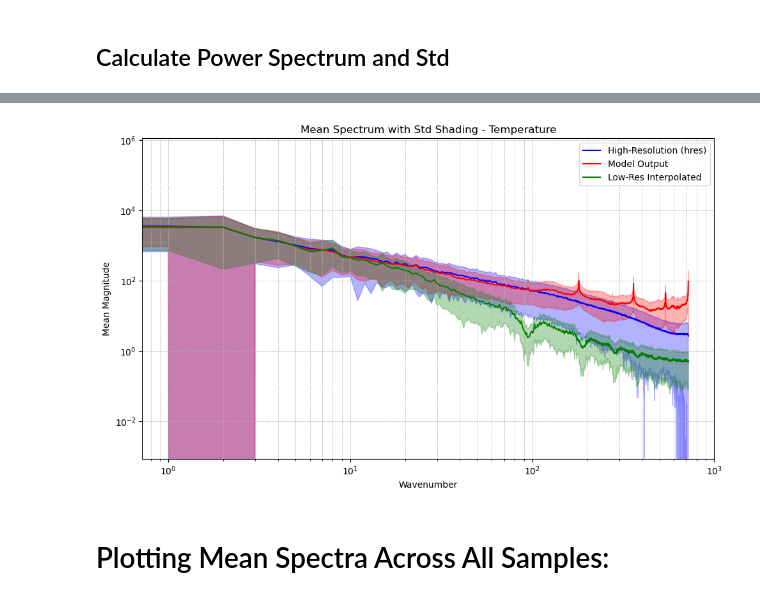
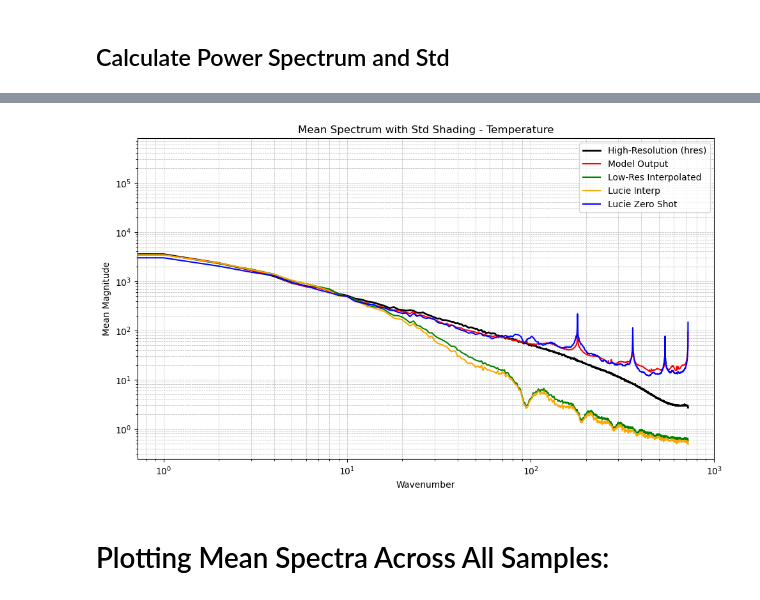
Before and after one commit to moeindarman77/lucie, a Jupyter notebook: metrics.ipynb, the cells around one changed output, grey strips where cells are left out. Drawn from its saved outputs; the diff is of its cells as text; code cells hidden in the pictures.

```diff
--- a/metrics.ipynb
+++ b/metrics.ipynb
@@ -417,16 +408,19 @@ Channel 0:
 # %%
+
+# **** This code has been deprecated and will be removed in the future. ****
+
+
 import matplotlib.pyplot as plt
 import cartopy.crs as ccrs
 
 # Define coordinates
-loncoords_hres = np.linspace(-180, 180, hres_stacked.shape[3])     g# For high-res and lres_interp data (1440 points)
+loncoords_hres = np.linspace(-180, 180, hres_stacked.shape[3])     # For high-res and lres_interp data (1440 points)
 latcoords_hres = np.linspace(-90, 90, hres_stacked.shape[2])       # For high-res and lres_interp data (721 points)
 loncoords_lres = np.linspace(-180, 180, lres_stacked.shape[3])     # For low-res data
 latcoords_lres = np.linspace(-90, 90, lres_stacked.shape[2])       # For low-res data
 
 # Set up the plotting parameters
 projection = ccrs.PlateCarree()
-
 # Define vmin and vmax based on combined data
 vmin_tp6hr = min(
     hres_tp6hr_denorm.min(),
@@ -723,3 +831,11 @@ Stacked lres_interp shape: (62, 6, 721, 1440)
+# %%
+hres_temperature_denorm = hres_stacked[:, 0, :, :] * temperature_std_hr + temperature_mean_hr
+output_temperature_denorm = output_stacked[:, 0, :, :] * temperature_std_hr + temperature_mean_hr
+lres_temperature_denorm = lres_stacked[:, 0, :, :] * temperature_std_lr + temperature_mean_lr
+lres_interp_temperature_denorm = lres_interp_stacked[:, 0, :, :] * temperature_std_hr + temperature_mean_hr
+lucie_temperature = lucie_stacked[:, 0, :, :] * temperature_std_hr + temperature_mean_hr
+lucie_interp_temperature = lucie_interp_stacked[:, 0, :, :] * temperature_std_hr + temperature_mean_hr
+lucie_zero_shot_temperature = lucie_zero_shot_stacked[:, 0, :, :] * temperature_std_hr + temperature_mean_hr
 # %%
 # Cell 2: Visualization
 
@@ -912,11 +977,18 @@ def compute_spectrum_torch(data):
 hres_spectrum = compute_spectrum_torch(hres_temperature_denorm)
 output_spectrum = compute_spectrum_torch(output_temperature_denorm)
 lres_interp_spectrum = compute_spectrum_torch(lres_interp_temperature_denorm)
+lucie_spectrum = compute_spectrum_torch(lucie_temperature)
+lucie_interp_spectrum = compute_spectrum_torch(lucie_interp_temperature)
+lucie_zero_shot_spectrum = compute_spectrum_torch(lucie_zero_shot_temperature)
+
 
 # Flatten samples and latitudes
 hres_spectrum_flat = hres_spectrum.reshape(-1, hres_spectrum.shape[2])
 output_spectrum_flat = output_spectrum.reshape(-1, output_spectrum.shape[2])
 lres_interp_spectrum_flat = lres_interp_spectrum.reshape(-1, lres_interp_spectrum.shape[2])
+lucie_spectrum_flat = lucie_spectrum.reshape(-1, lucie_spectrum.shape[2])
+lucie_interp_spectrum_flat = lucie_interp_spectrum.reshape(-1, lucie_interp_spectrum.shape[2])
+lucie_zero_shot_spectrum_flat = lucie_zero_shot_spectrum.reshape(-1, lucie_zero_shot_spectrum.shape[2])
 
 # Compute mean and std across the flattened dimension
 hres_spectrum_mean = hres_spectrum_flat.mean(axis=0)
@@ -926,38 +998,59 @@ output_spectrum_mean = output_spectrum_flat.mean(axis=0)
 output_spectrum_std = output_spectrum_flat.std(axis=0)
 
 lres_interp_spectrum_mean = lres_interp_spectrum_flat.mean(axis=0)
 lres_interp_spectrum_std = lres_interp_spectrum_flat.std(axis=0)
 
+lucie_spectrum_mean = lucie_spectrum_flat.mean(axis=0)
+lucie_spectrum_std = lucie_spectrum_flat.std(axis=0)
+
+lucie_interp_spectrum_mean = lucie_interp_spectrum_flat.mean(axis=0)
+lucie_interp_spectrum_std = lucie_interp_spectrum_flat.std(axis=0)
+
+lucie_zero_shot_spectrum_mean = lucie_zero_shot_spectrum_flat.mean(axis=0)
+lucie_zero_shot_spectrum_std = lucie_zero_shot_spectrum_flat.std(axis=0)
+
 # Wavenumbers
 longitude_points = hres_temperature_denorm.shape[2]
 wavenumbers = np.arange(0, longitude_points // 2 + 1)
 
 # Plotting the spectra
 import matplotlib.pyplot as plt
 
 plt.figure(figsize=(10, 6))
 
 # Plotting High-Resolution Spectrum
-plt.loglog(wavenumbers, hres_spectrum_mean, label="High-Resolution (hres)", color="blue")
-plt.fill_between(wavenumbers, hres_spectrum_mean - hres_spectrum_std, hres_spectrum_mean + hres_spectrum_std, color="blue", alpha=0.3)
+plt.loglog(wavenumbers, hres_spectrum_mean, label="High-Resolution (hres)", color="black", linewidth=2)
+# plt.fill_between(wavenumbers, hres_spectrum_mean - hres_spectrum_std, hres_spectrum_mean + hres_spectrum_std, color="blue", alpha=0.3)
 
 # Plotting Model Output Spectrum
 plt.loglog(wavenumbers, output_spectrum_mean, label="Model Output", color="red")
-plt.fill_between(wavenumbers, output_spectrum_mean - output_spectrum_std, output_spectrum_mean + output_spectrum_std, color="red", alpha=0.3)
+# plt.fill_between(wavenumbers, output_spectrum_mean - output_spectrum_std, output_spectrum_mean + output_spectrum_std, color="red", alpha=0.3)
 
 # Plotting Low-Res Interpolated Spectrum
 plt.loglog(wavenumbers, lres_interp_spectrum_mean, label="Low-Res Interpolated", color="green")
-plt.fill_between(wavenumbers, lres_interp_spectrum_mean - lres_interp_spectrum_std, lres_interp_spectrum_mean + lres_interp_spectrum_std, color="green", alpha=0.3)
+# plt.fill_between(wavenumbers, lres_interp_spectrum_mean - lres_interp_spectrum_std, lres_interp_spectrum_mean + lres_interp_spectrum_std, color="green", alpha=0.3)
+
+# Plotting Lucie Spectrum
+# plt.loglog(wavenumbers, lucie_spectrum_mean, label="Lucie", color="purple")
+# # plt.fill_between(wavenumbers, lucie_spectrum_mean - lucie_spectrum_std, lucie_spectrum_mean + lucie_spectrum_std, color="purple", alpha=0.3)
+
+# Plotting Lucie Interpolated Spectrum
+plt.loglog(wavenumbers, lucie_interp_spectrum_mean, label="Lucie Interp", color="orange")
+# plt.fill_between(wavenumbers, lucie_interp_spectrum_mean - lucie_interp_spectrum_std, lucie_interp_spectrum_mean + lucie_interp_spectrum_std, color="orange", alpha=0.3)
+
+# Plotting Lucie Zero Shot Spectrum
+plt.loglog(wavenumbers, lucie_zero_shot_spectrum_mean, label="Lucie Zero Shot", color="blue")
+# plt.fill_between(wavenumbers, lucie_zero_shot_spectrum_mean - lucie_zero_shot_spectrum_std, lucie_zero_shot_spectrum_mean + lucie_zero_shot_spectrum_std, color="black", alpha=0.3)
 
 plt.title("Mean Spectrum with Std Shading - Temperature")
 plt.xlabel("Wavenumber")
 plt.ylabel("Mean Magnitude")
 plt.legend()
 plt.grid(True, which="both", ls="--", lw=0.5)
 plt.tight_layout()
 plt.show()
 # %% [output]
-[figure, old version]
+[figure, new version]
 # %% [markdown]
 # Plotting Mean Spectra Across All Samples:
 # %%
```
Also changed, not shown: parts of 11 cells of this notebook.
